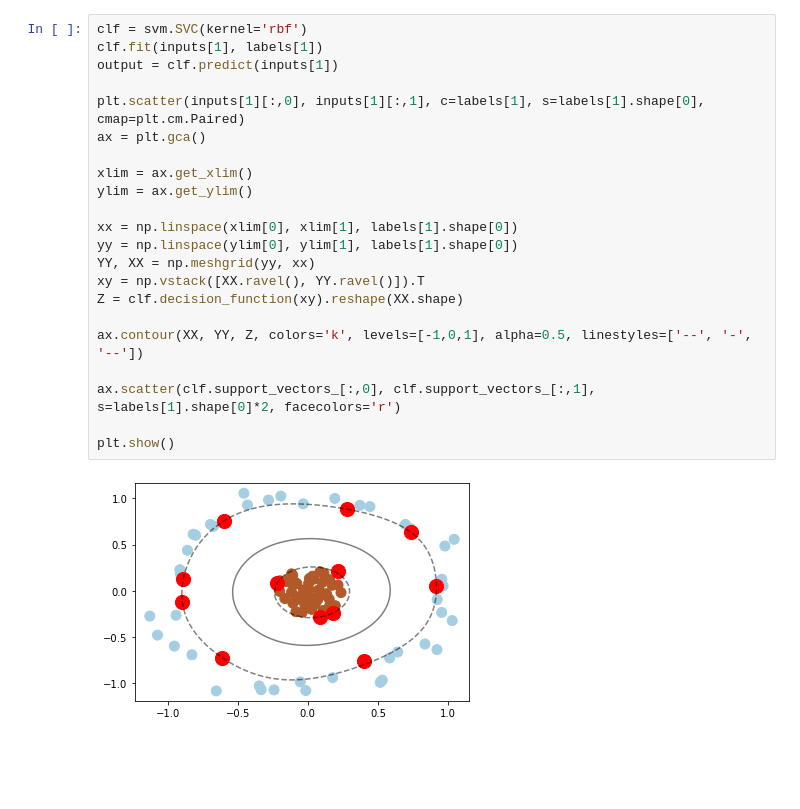
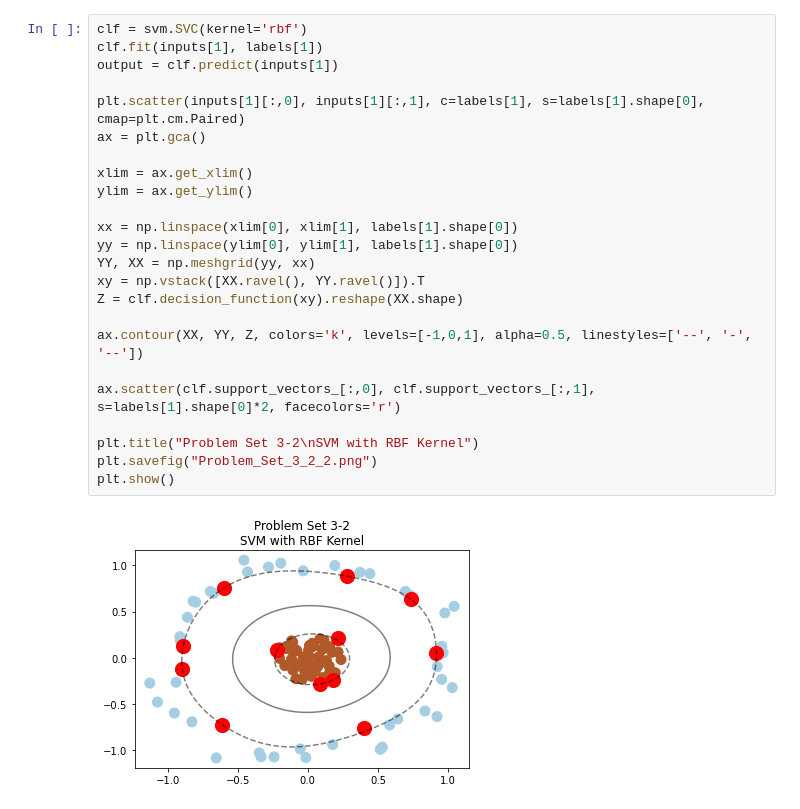
Before and after one commit to dkdlqoddi/Machine_Learning_Problem_Set_3, a Jupyter notebook: Machine_Learning_Problem_Set_3_2014314636_JeYul_Woo.ipynb, the cells around one changed output. Drawn from its saved outputs; the diff is of its cells as text; blank space fills up the shorter version.

```diff
--- a/Machine_Learning_Problem_Set_3_2014314636_JeYul_Woo.ipynb
+++ b/Machine_Learning_Problem_Set_3_2014314636_JeYul_Woo.ipynb
@@ -51,25 +53,27 @@ plt.show()
 # %%
 clf = svm.SVC(kernel='rbf')
 clf.fit(inputs[1], labels[1])
 output = clf.predict(inputs[1])
 
 plt.scatter(inputs[1][:,0], inputs[1][:,1], c=labels[1], s=labels[1].shape[0], cmap=plt.cm.Paired)
 ax = plt.gca()
 
 xlim = ax.get_xlim()
 ylim = ax.get_ylim()
 
 xx = np.linspace(xlim[0], xlim[1], labels[1].shape[0])
 yy = np.linspace(ylim[0], ylim[1], labels[1].shape[0])
 YY, XX = np.meshgrid(yy, xx)
 xy = np.vstack([XX.ravel(), YY.ravel()]).T
 Z = clf.decision_function(xy).reshape(XX.shape)
 
 ax.contour(XX, YY, Z, colors='k', levels=[-1,0,1], alpha=0.5, linestyles=['--', '-', '--'])
 
 ax.scatter(clf.support_vectors_[:,0], clf.support_vectors_[:,1], s=labels[1].shape[0]*2, facecolors='r')
 
+plt.title("Problem Set 3-2\nSVM with RBF Kernel")
+plt.savefig("Problem_Set_3_2_2.png")
 plt.show()
 # %% [output]
-[figure, old version]
+[figure, new version]
 # %%
```
Also changed, not shown: parts of 2 cells of this notebook.
